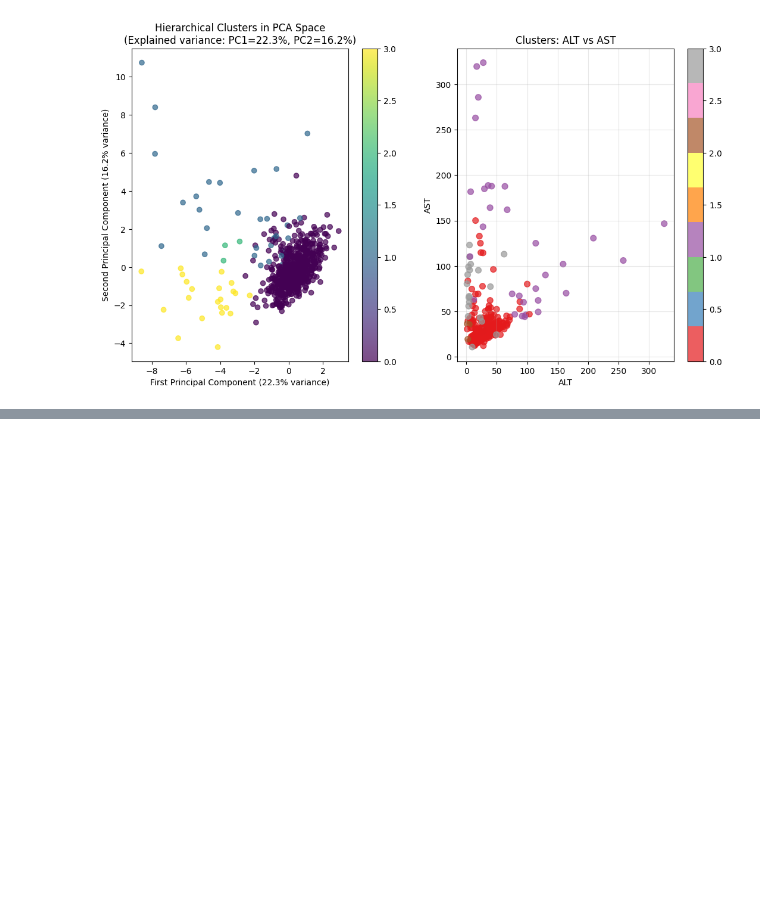
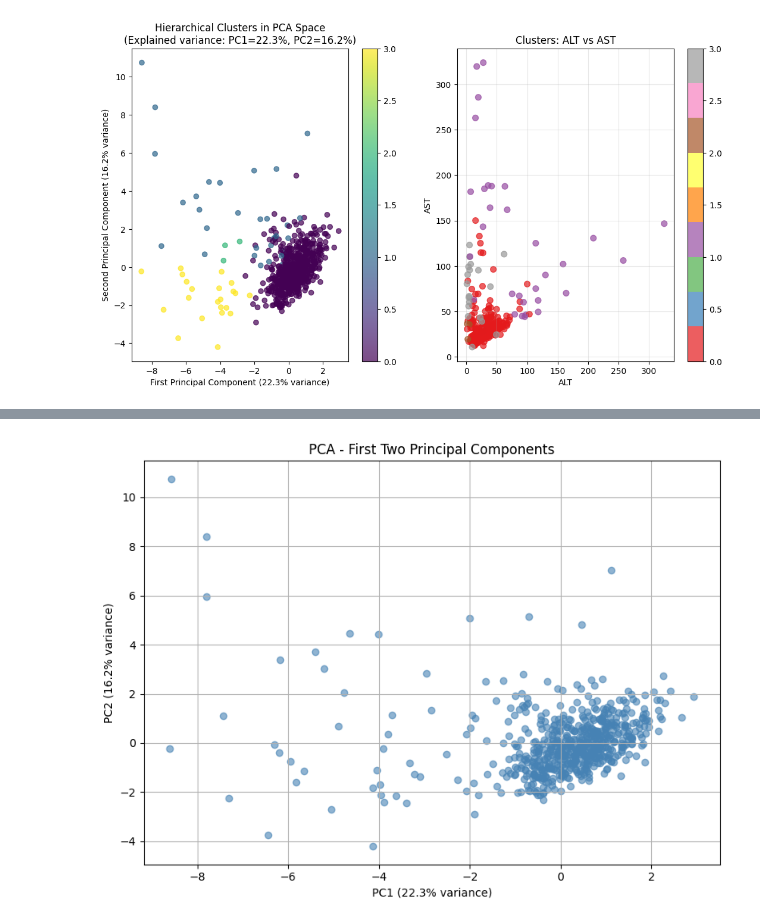
Before and after one commit to bootycurry/eda-assessment, a Jupyter notebook: 22BDS0142.ipynb, the cells around one changed output, grey strips where cells are left out. Cells and saved outputs as stored; diff of their text form; code cells hidden in the pictures; blank space fills up the shorter version.

```diff
--- a/22BDS0142.ipynb
+++ b/22BDS0142.ipynb
@@ -1292,0 +1296,23 @@ plt.grid(True, alpha=0.3)
+# %%
+from sklearn.decomposition import PCA
+from sklearn.preprocessing import StandardScaler
+
+pca_features = ['Age', 'ALB', 'ALP', 'ALT', 'AST', 'BIL', 'CHE', 'CHOL', 'CREA', 'GGT', 'PROT']
+pca_data = cleaned_df[pca_features].dropna()
+
+scaler = StandardScaler()
+pca_scaled = scaler.fit_transform(pca_data)
+
+pca = PCA(n_components=None)
+pca_result = pca.fit_transform(pca_scaled)
+
+explained_variance = pca.explained_variance_ratio_
+cumulative_variance = np.cumsum(explained_variance)
+
+print("Explained Variance Ratio (per component):")
+for i, var in enumerate(explained_variance):
+    print(f"PC{i+1}: {var:.3f}")
+
+print("\nCumulative Explained Variance:")
+for i, cum in enumerate(cumulative_variance):
+    print(f"Up to PC{i+1}: {cum:.3f}")
@@ -1292,0 +1337,12 @@ plt.grid(True, alpha=0.3)
+# %%
+# PCA visualization
+plt.figure(figsize=(8, 6))
+plt.scatter(pca_result[:, 0], pca_result[:, 1], alpha=0.6, c='steelblue')
+plt.title('PCA - First Two Principal Components')
+plt.xlabel(f"PC1 ({explained_variance[0]*100:.1f}% variance)")
+plt.ylabel(f"PC2 ({explained_variance[1]*100:.1f}% variance)")
+plt.grid(True)
+plt.tight_layout()
+plt.show()
+# %% [output]
+[figure, added]
```
Also changed, not shown: parts of 3 cells of this notebook.
